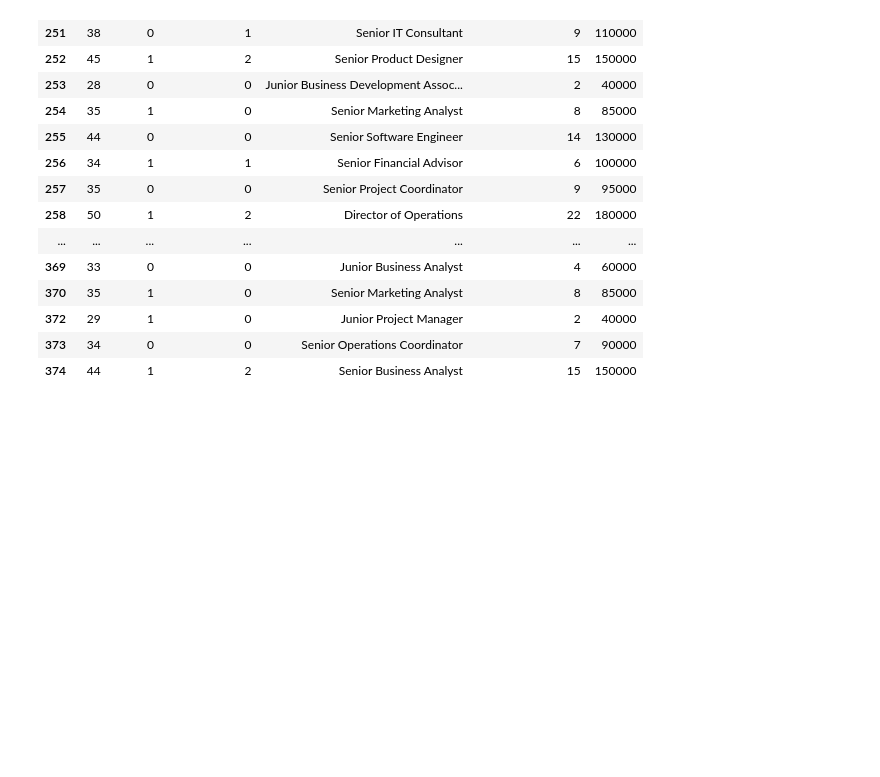
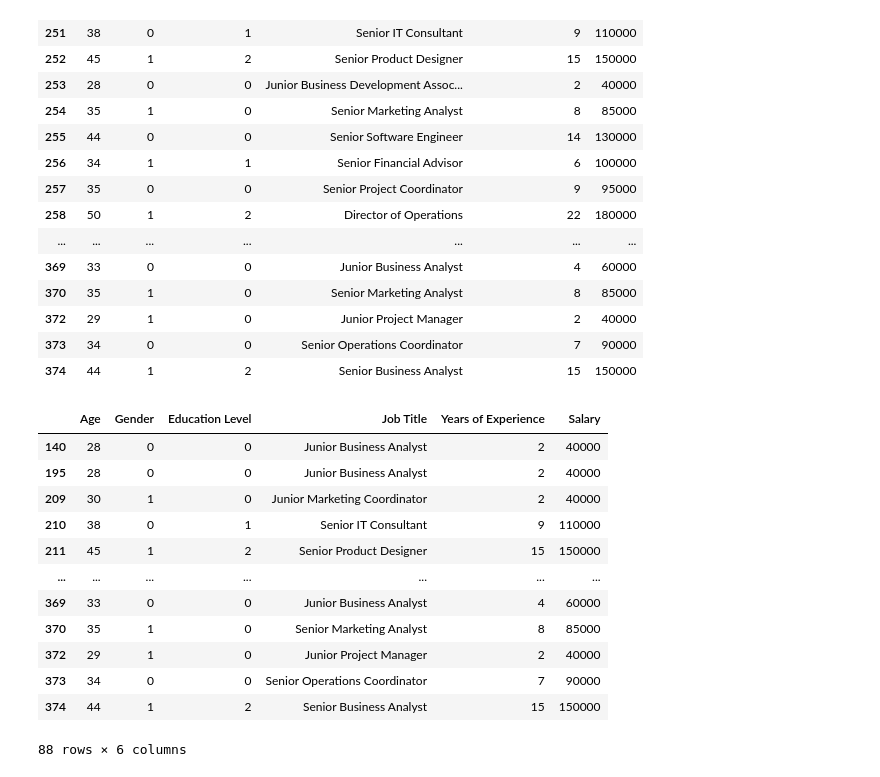
Before and after one commit to Sarajml98/salary-data-analysis, a Jupyter notebook: salary.ipynb, the cells around one changed output. Drawn from its saved outputs; the diff is of its cells as text; code cells hidden in the pictures; blank space fills up the shorter version.

```diff
--- a/salary.ipynb
+++ b/salary.ipynb
@@ -299,3 +299,19 @@ df[df.duplicated()]
 | 372 | 29 | 1 | 0 | Junior Project Manager | 2 | 40000 |
 | 373 | 34 | 0 | 0 | Senior Operations Coordinator | 7 | 90000 |
 | 374 | 44 | 1 | 2 | Senior Business Analyst | 15 | 150000 |
+# %%
+df[df.duplicated(keep=False)]
+# %% [output]
+|  | Age | Gender | Education Level | Job Title | Years of Experience | Salary |
+| 140 | 28 | 0 | 0 | Junior Business Analyst | 2 | 40000 |
+| 195 | 28 | 0 | 0 | Junior Business Analyst | 2 | 40000 |
+| 209 | 30 | 1 | 0 | Junior Marketing Coordinator | 2 | 40000 |
+| 210 | 38 | 0 | 1 | Senior IT Consultant | 9 | 110000 |
+| 211 | 45 | 1 | 2 | Senior Product Designer | 15 | 150000 |
+| ... | ... | ... | ... | ... | ... | ... |
+| 369 | 33 | 0 | 0 | Junior Business Analyst | 4 | 60000 |
+| 370 | 35 | 1 | 0 | Senior Marketing Analyst | 8 | 85000 |
+| 372 | 29 | 1 | 0 | Junior Project Manager | 2 | 40000 |
+| 373 | 34 | 0 | 0 | Senior Operations Coordinator | 7 | 90000 |
+| 374 | 44 | 1 | 2 | Senior Business Analyst | 15 | 150000 |
+88 rows × 6 columns
```
Also changed, not shown: parts of 12 cells of this notebook.
